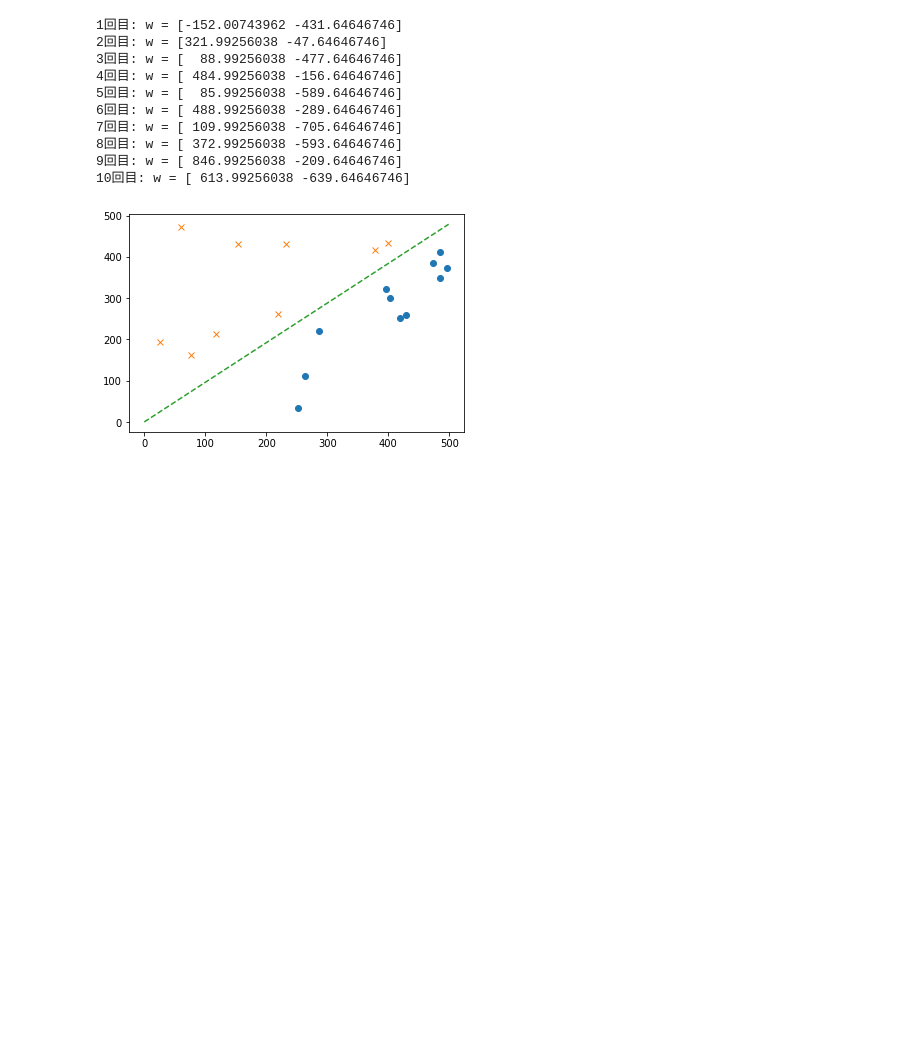
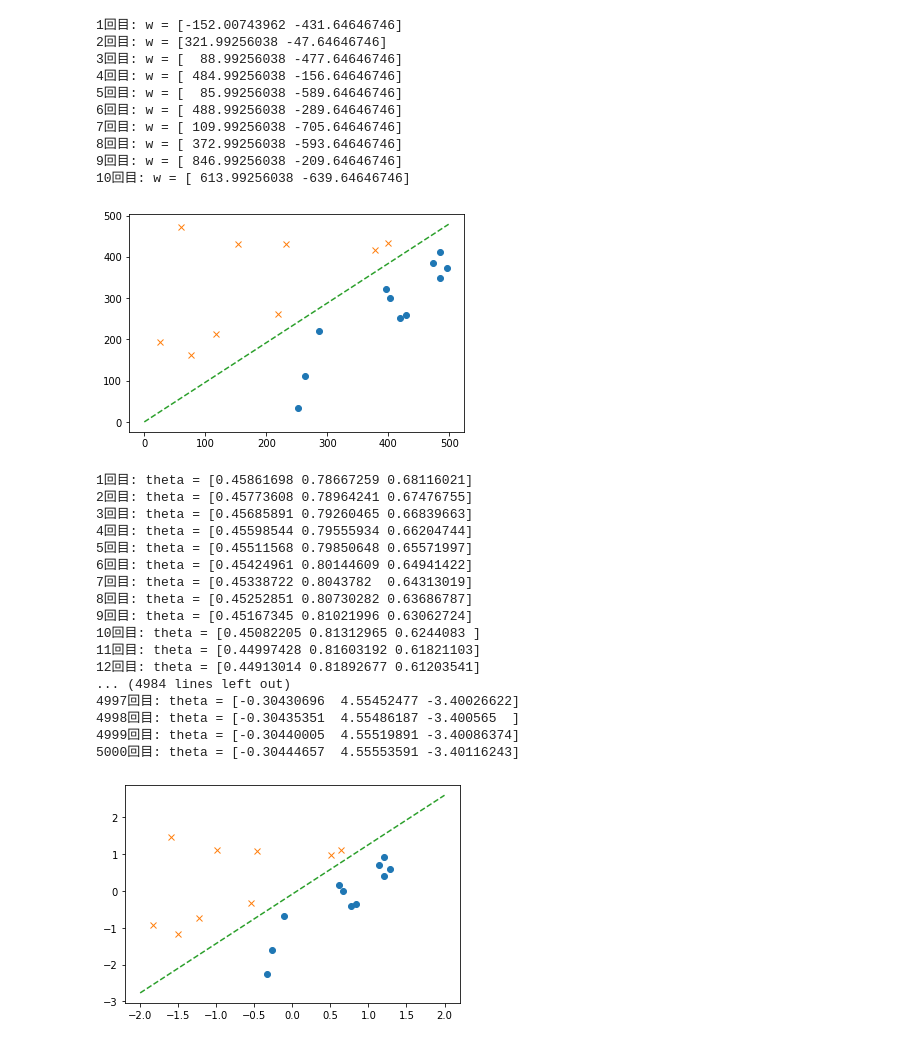
Before and after one commit to yamachanyama/Python_AI_Statistics, a Jupyter notebook: Untitled0.ipynb, the cells around one changed output. Saved outputs shown, nothing was run; the diff lists cells and outputs as text; code cells hidden in the pictures; blank space fills up the shorter version.

```diff
--- a/Untitled0.ipynb
+++ b/Untitled0.ipynb
@@ -53,3 +53,80 @@ plt.show()
 9回目: w = [ 846.99256038 -209.64646746]
 10回目: w = [ 613.99256038 -639.64646746]
 [figure]
+# %%
+import numpy as np
+import matplotlib.pyplot as plt
+
+# 学習データを読み込む
+train = np.loadtxt('https://raw.githubusercontent.com/yamachanyama/AI_Statistics/main/images2.csv', delimiter=',', skiprows=1)
+train_x = train[:,0:2]
+train_y = train[:,2]
+
+# パラメータを初期化
+theta = np.random.rand(3)
+
+# 標準化
+mu = train_x.mean(axis=0)
+sigma = train_x.std(axis=0)
+def standardize(x):
+    return (x - mu) / sigma
+
+train_z = standardize(train_x)
+
+# x0を加える
+def to_matrix(x):
+    x0 = np.ones([x.shape[0], 1])
+    return np.hstack([x0, x])
+
+X = to_matrix(train_z)
+
+# シグモイド関数
+def f(x):
+    return 1 / (1 + np.exp(-np.dot(x, theta)))
+
+# 分類関数
+def classify(x):
+    return (f(x) >= 0.5).astype(np.int)
+
+# 学習率
+ETA = 1e-3
+
+# 繰り返し回数
+epoch = 5000
+
+# 更新回数
+count = 0
+
+# 学習を繰り返す
+for _ in range(epoch):
+    theta = theta - ETA * np.dot(f(X) - train_y, X)
+
+    # ログの出力
+    count += 1
+    print('{}回目: theta = {}'.format(count, theta))
+
+# プロットして確認
+x0 = np.linspace(-2, 2, 100)
+plt.plot(train_z[train_y == 1, 0], train_z[train_y == 1, 1], 'o')
+plt.plot(train_z[train_y == 0, 0], train_z[train_y == 0, 1], 'x')
+plt.plot(x0, -(theta[0] + theta[1] * x0) / theta[2], linestyle='dashed')
+plt.show()
+# %% [output]
+1回目: theta = [0.45861698 0.78667259 0.68116021]
+2回目: theta = [0.45773608 0.78964241 0.67476755]
+3回目: theta = [0.45685891 0.79260465 0.66839663]
+4回目: theta = [0.45598544 0.79555934 0.66204744]
+5回目: theta = [0.45511568 0.79850648 0.65571997]
+6回目: theta = [0.45424961 0.80144609 0.64941422]
+7回目: theta = [0.45338722 0.8043782  0.64313019]
+8回目: theta = [0.45252851 0.80730282 0.63686787]
+9回目: theta = [0.45167345 0.81021996 0.63062724]
+10回目: theta = [0.45082205 0.81312965 0.6244083 ]
+11回目: theta = [0.44997428 0.81603192 0.61821103]
+12回目: theta = [0.44913014 0.81892677 0.61203541]
+... (4984 lines left out)
+4997回目: theta = [-0.30430696  4.55452477 -3.40026622]
+4998回目: theta = [-0.30435351  4.55486187 -3.400565  ]
+4999回目: theta = [-0.30440005  4.55519891 -3.40086374]
+5000回目: theta = [-0.30444657  4.55553591 -3.40116243]
+[figure, added]
```
Also changed, not shown: parts of 6 cells of this notebook.
